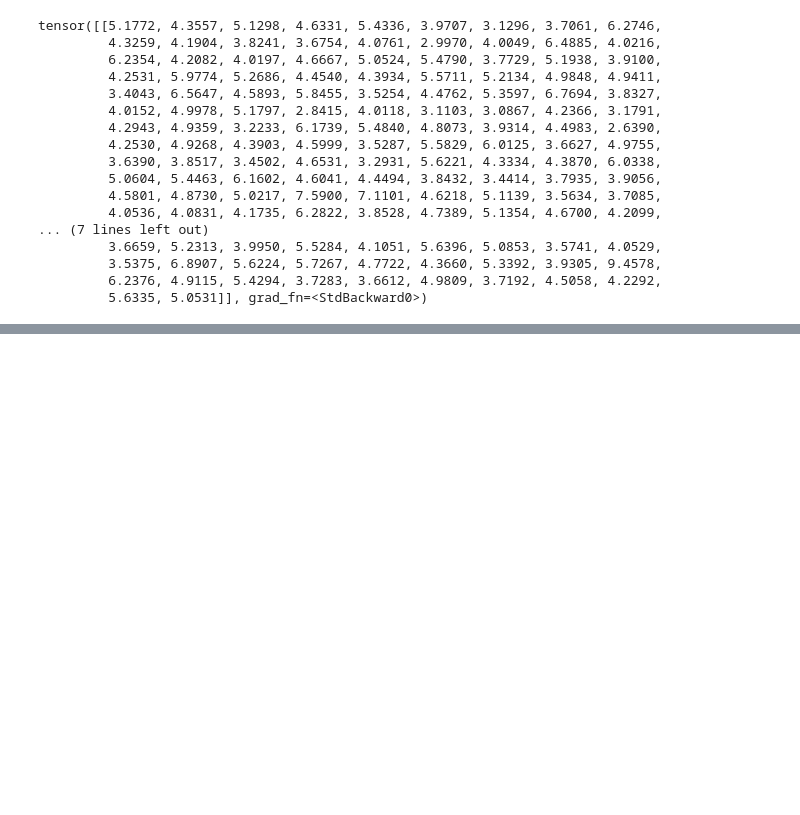
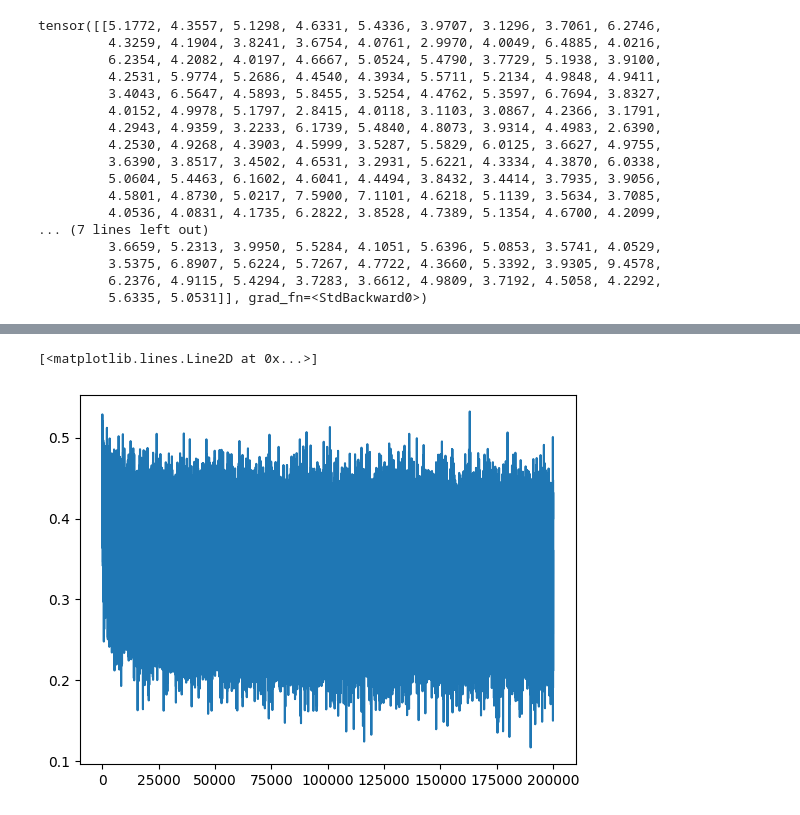
Before and after one commit to HimanshuSharmaKUL/Makemore, a Jupyter notebook: makemore part 3.ipynb, the cells around one changed output, grey strips where cells are left out. Drawn from its saved outputs; the diff is of its cells as text; code cells hidden in the pictures; blank space fills up the shorter version.

```diff
--- a/makemore part 3.ipynb
+++ b/makemore part 3.ipynb
@@ -815,8 +815,10 @@ b2 = torch.randn(vocab_size, generator=g)  *0
 #Network itself learns how to 'shift and scale' the preactivations.
 bngain = torch.ones((1, n_hidden)) #we multiply this in the numerator of the batch normalisation
 bnbias = torch.zeros((1, n_hidden)) #we add this in the denominator of the batch normalisation
+bnmean_running = torch.zeros((1, n_hidden))  #these wont be including in the 'trainig',
+bnstd_running = torch.ones((1, n_hidden))    #these are updated on the side of training
 
-parameters = [C, W1, b1, W2, b2]
+parameters = [C, W1, b1, W2, b2, bngain, bnbias] #include bngaina and bnbias '.' they'll be trainined during batch normalisation
 
 for p in parameters:
     p.requires_grad = True
@@ -853,7 +857,7 @@ tensor([[5.1772, 4.3557, 5.1298, 4.6331, 5.4336, 3.9707, 3.1296, 3.7061, 6.2746,
 
 stepi = []
 lossi = []
-max_steps = 20000
+max_steps = 200000
 batch_size = 32
 
 for i in range(max_steps):
@@ -868,7 +872,7 @@ for i in range(max_steps):
     hpreact = embcat@W1 +b1 #hidden layer pre-activation
     #BATCH NORMALISATION
     #multiplying by bngane (=1 initally) and adding bnbias (=0 initially) so that initially, the preactivations are exacly unit gaussian
-    hpreact = bngain* (hpreact - hpreact.mean(0, keepdim=True)) / hpreact.std(0, keepdim=True) + bnbias#standardise for the current batch
+    hpreact = bngain*(hpreact - hpreact.mean(0, keepdim=True)) / hpreact.std(0, keepdim=True) + bnbias #standardise for the current batch
     h = torch.tanh(hpreact) #first layer
     logits = h@W2 + b2 #output of W2 layer
     loss = F.cross_entropy(logits, Yb) #ix also indexes from Y, so that we can calculate loss for only those 32 examples
@@ -880,7 +884,8 @@ for i in range(max_steps):
     loss.backward()
 
     #update
-    lr = 0.1 if i<100000 else 0.01 #step lr decay
+    # lr = 0.1 if i<100000 else 0.01 #step lr decay
+    lr = 0.1
     for p in parameters:
         p.data += -lr*p.grad #updating the parameters
 
@@ -895,0 +919,5 @@ print('Training Loss:', loss.item())
+# %%
+plt.plot(lossi)
+# %% [output]
+[<matplotlib.lines.Line2D at 0x...>]
+[figure, added]
```
Also changed, not shown: parts of 7 cells of this notebook.
